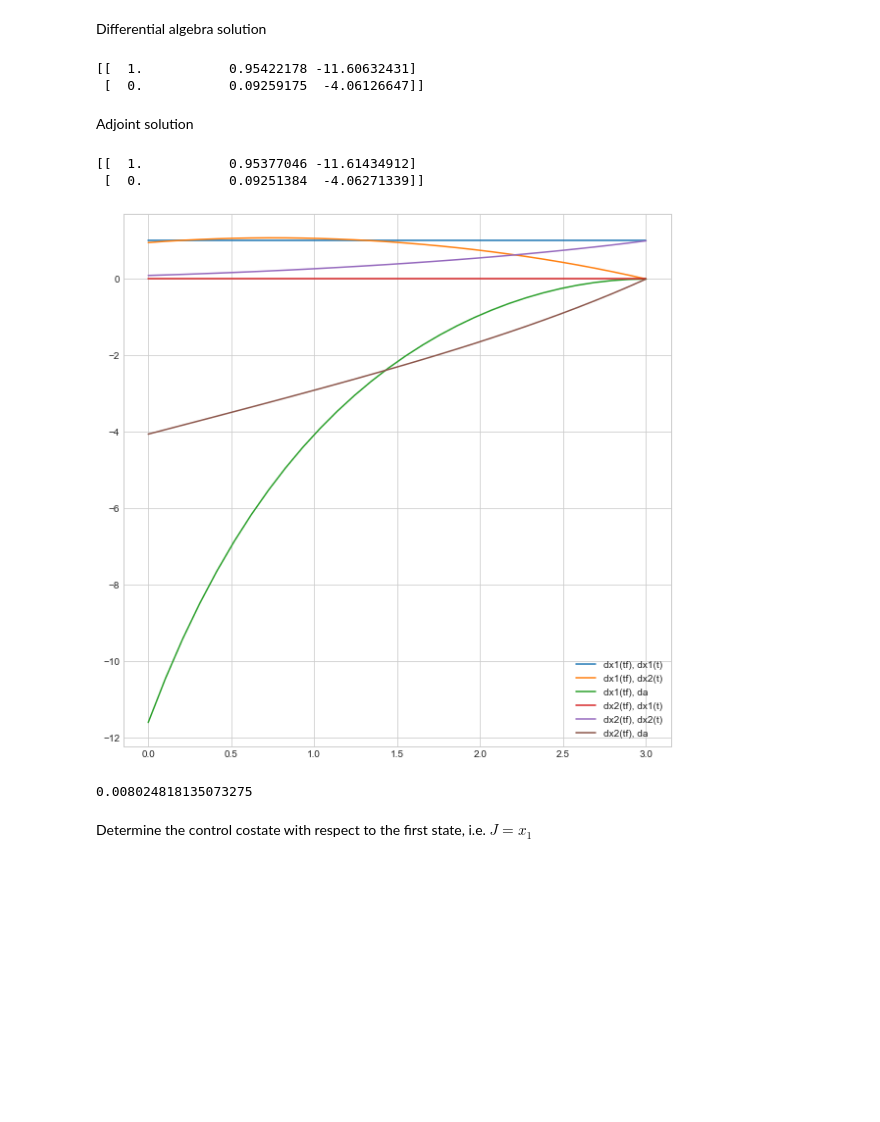
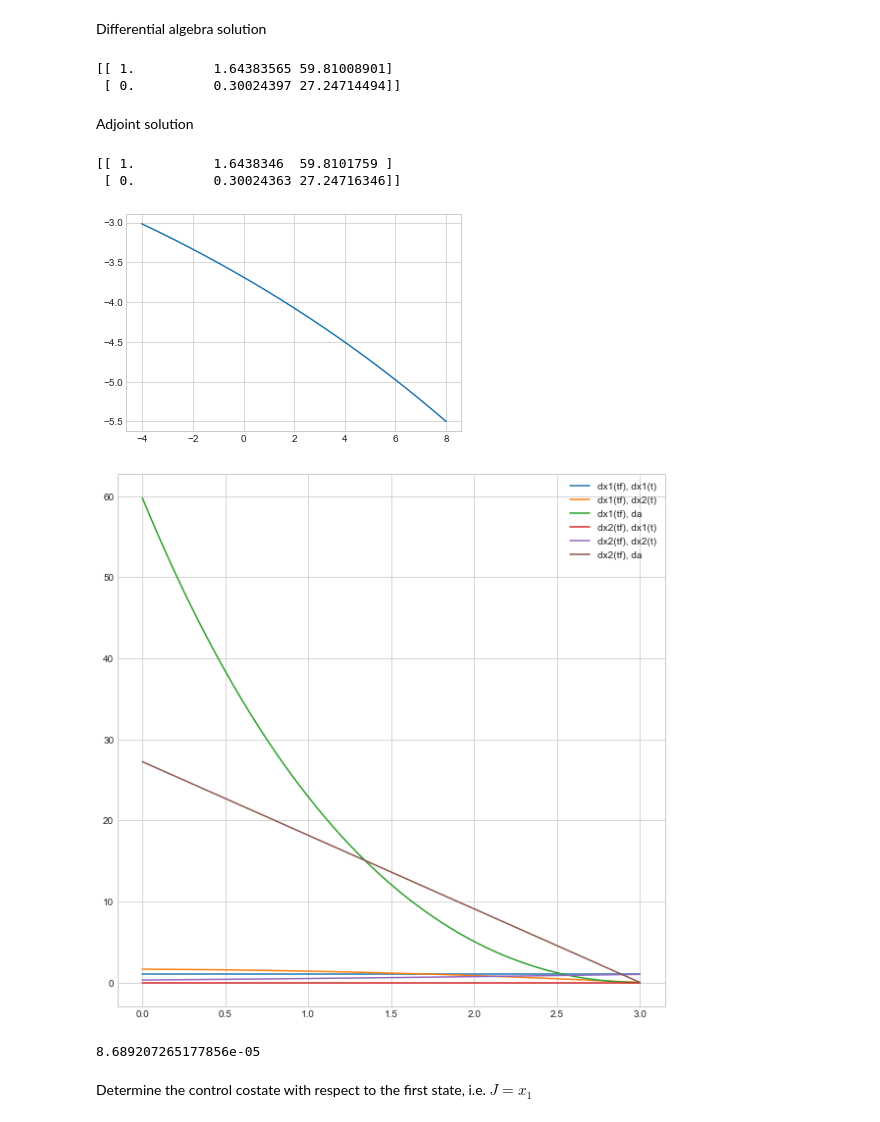
Before and after one commit to CDNoyes/EDL-Py, a Jupyter notebook: Sensitivity.ipynb, the cells around one changed output. Saved outputs shown, nothing was run; the diff lists cells and outputs as text; code cells hidden in the pictures; blank space fills up the shorter version.

```diff
--- a/Sensitivity.ipynb
+++ b/Sensitivity.ipynb
@@ -25,20 +26,20 @@ np.shape([[1, 0, 0],[1, 1, 1]])
 (2, 3)
 # %%
 # Problem Data
-def dynamics(x, t, a):
+def dynamics(x, t, a, u=lambda t,x,a: 0, sqrt=pa.sqrt):
     dx = np.zeros_like(x, dtype=type(a))
     dx[0] = x[1]
-    dx[1] = -a*x[1]**2 + pa.sin(0.1*t)
+    dx[1] = -a*x[1]*sqrt(1e-5+x[1]**2) + u(t,x,a)
     return dx
 
 def jacobian(x, a):
-    return np.array([[0, 1, 0],[0, -2*a*x[1], -x[1]**2],[0,0,0]])
+    return np.array([[0, 1, 0],[0, -2*a*pa.sqrt(1e-5+x[1]**2), -x[1]*pa.sqrt(1e-5+x[1]**2)],[0,0,0]])
 
 tf = 3
-t = np.linspace(0, tf, 30)
+t = np.linspace(0, tf, 300)
 
-x0 = [1, 3.5]
-a = 0.2
+x0 = [8, -5.5]
+a = 0.05
 # %% [markdown]
 Differential algebra solution
 # %%
@@ -52,42 +53,43 @@ stm = [da.jacobian(x, names) for x in X] # change in [x1, x2] wrt [x10, x20, a]
 # hessian = [da.hessian(x, names) for x in X[-1]]
 print(gradient)
 # %% [output]
-[[  1.           0.95422178 -11.60632431]
- [  0.           0.09259175  -4.06126647]]
+[[ 1.          1.64383565 59.81008901]
+ [ 0.          0.30024397 27.24714494]]
 # %% [markdown]
 Adjoint solution
 # %%
 from scipy.interpolate import interp1d
 
 x = da.const(X, array=True)
 x_interp = interp1d(t, x, axis=0, bounds_error=False, fill_value=(x[0],x[-1]))
-
+plt.plot(x.T[0],x.T[1])
 def adjoint_dyn(p, t, X, J,):
     x = X(t)
     A = J(x)
     dp = -A.T.dot(p)
     return dp
 
 J0 = []
 P0 = np.eye(3)[:2]
 plt.figure(figsize=(10,10))
 for p0 in P0:
     Y = odeint(adjoint_dyn, p0, t[::-1], args=(x_interp, lambda x: jacobian(x,a),))
     plt.plot(t, Y[::-1])
     J0.append(Y[-1])
 J0 = np.array(J0)
 print(J0)
 plt.legend(["dx1(tf), dx1(t)", "dx1(tf), dx2(t)", "dx1(tf), da","dx2(tf), dx1(t)", "dx2(tf), dx2(t)", "dx2(tf), da"])
 plt.show()
 # %% [output]
-[[  1.           0.95377046 -11.61434912]
- [  0.           0.09251384  -4.06271339]]
+[[ 1.          1.6438346  59.8101759 ]
+ [ 0.          0.30024363 27.24716346]]
-[figure, old version]
+[figure, new version]
+[figure, added]
 # %%
+print(np.max(np.abs(gradient-J0)))
 assert np.allclose(gradient, J0, rtol=1e-1, atol=1e-2), "Forward and Adjoint Sensitivities do not match!"
-print(np.max(np.abs(gradient-J0)))
 # %% [output]
-0.008024818135073275
+8.689207265177856e-05
 # %% [markdown]
 Determine the control costate with respect to the first state, i.e. $J = x_1$
 # %%
```
Also changed, not shown: parts of 8 cells of this notebook.
